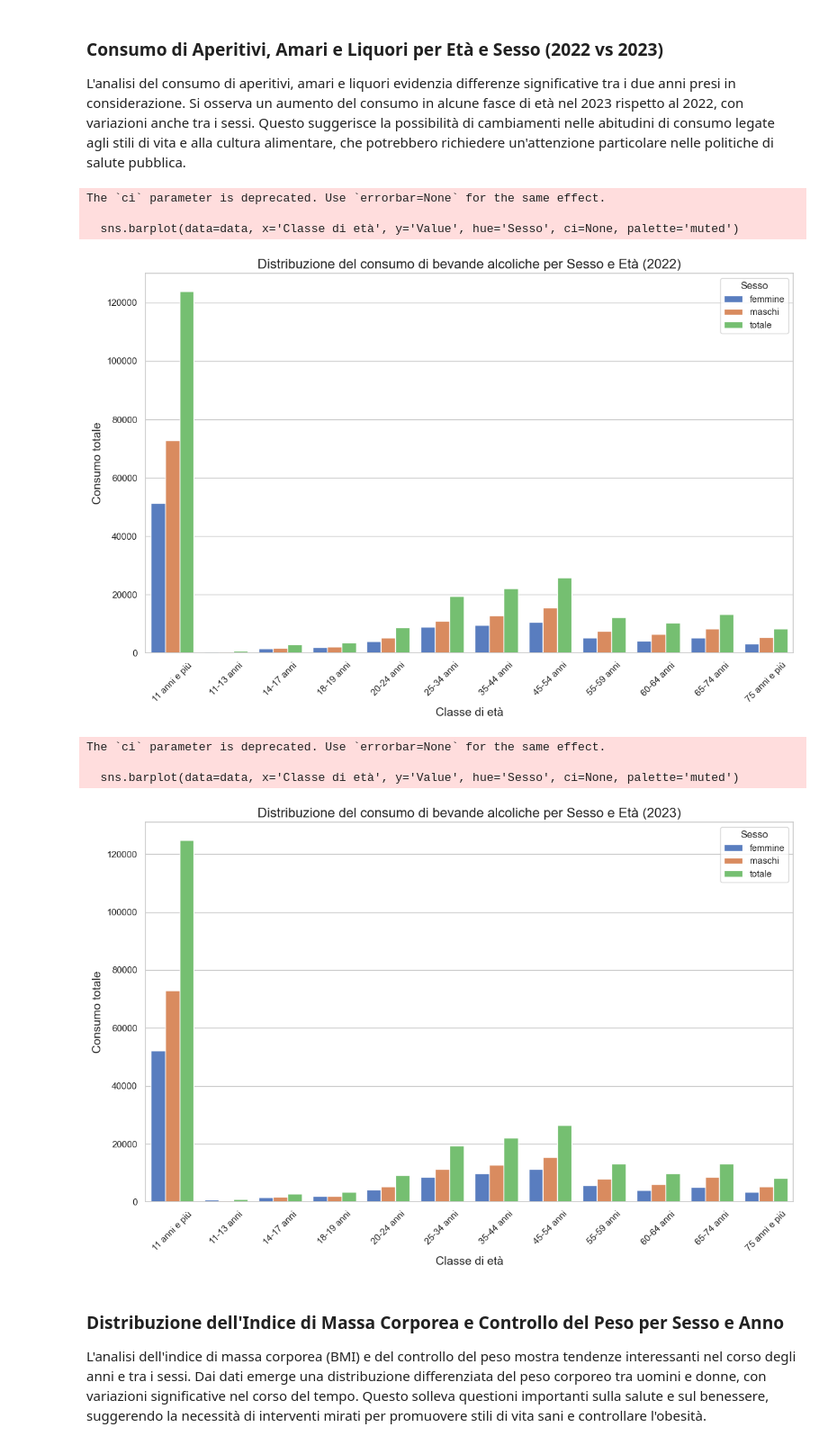
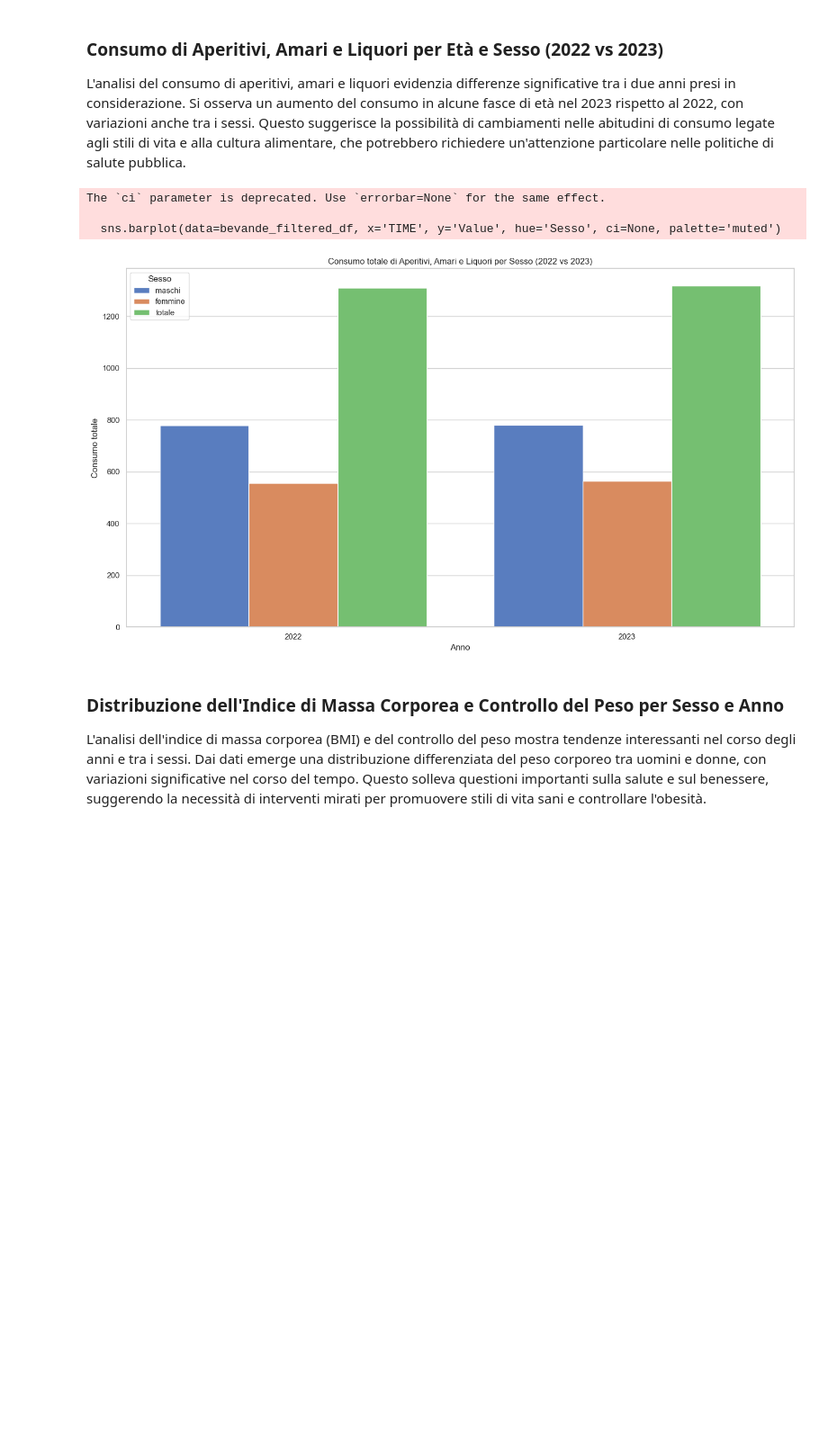
Before and after one commit to Umberto194/analisi-salute-alimentazione-2024, a Jupyter notebook: analisys.ipynb, the cells around one changed output. Shown at 90% size. Cells and saved outputs as stored; diff of their text form; code cells hidden in the pictures; blank space fills up the shorter version.

Commit message:
add graphic and fix code

```diff
--- a/analisys.ipynb
+++ b/analisys.ipynb
@@ -56,38 +56,26 @@ L'analisi del consumo di aperitivi, amari e liquori evidenzia differenze signifi
 # %%
 # Display the first few rows of the dataframe to understand its structure
 bevande_df.head()
 
 # Filtrare i dati per gli anni 2022 e 2023
 bevande_filtered_df = bevande_df[bevande_df['TIME'].isin([2022, 2023])]
 
-# Calcolare la somma del consumo per sesso e classe di età per ogni anno
-df_bar_2022 = bevande_filtered_df[bevande_filtered_df['TIME'] == 2022].groupby(['Sesso', 'Classe di età'])['Value'].sum().reset_index()
-df_bar_2023 = bevande_filtered_df[bevande_filtered_df['TIME'] == 2023].groupby(['Sesso', 'Classe di età'])['Value'].sum().reset_index()
+# Creare un grafico a linea
+plt.figure(figsize=(14, 8))
+sns.barplot(data=bevande_filtered_df, x='TIME', y='Value', hue='Sesso', ci=None, palette='muted')
 
-# Funzione per creare il grafico a barre
-def create_bar_chart(data, year):
-    plt.figure(figsize=(12, 8))
-    sns.barplot(data=data, x='Classe di età', y='Value', hue='Sesso', ci=None, palette='muted')
-    plt.title(f'Distribuzione del consumo di bevande alcoliche per Sesso e Età ({year})', fontsize=16)
-    plt.xlabel('Classe di età', fontsize=14)
-    plt.ylabel('Consumo totale', fontsize=14)
-    plt.legend(title='Sesso')
-    plt.xticks(rotation=45)
-    plt.tight_layout()
-    plt.show()
+plt.xlabel('Anno')
+plt.ylabel('Consumo totale')
+plt.title('Consumo totale di Aperitivi, Amari e Liquori per Sesso (2022 vs 2023)')
+plt.legend(title='Sesso')
 
-# Creare i grafici a barre per entrambi gli anni
-create_bar_chart(df_bar_2022, 2022)
-create_bar_chart(df_bar_2023, 2023)
+plt.tight_layout()
+plt.show()
 # %% [output]
 The `ci` parameter is deprecated. Use `errorbar=None` for the same effect.
 
-  sns.barplot(data=data, x='Classe di età', y='Value', hue='Sesso', ci=None, palette='muted')
+  sns.barplot(data=bevande_filtered_df, x='TIME', y='Value', hue='Sesso', ci=None, palette='muted')
-[figure, old version]
+[figure, new version]
-The `ci` parameter is deprecated. Use `errorbar=None` for the same effect.
-
-  sns.barplot(data=data, x='Classe di età', y='Value', hue='Sesso', ci=None, palette='muted')
-[figure, removed]
 # %% [markdown]
 ### Distribuzione dell'Indice di Massa Corporea e Controllo del Peso per Sesso e Anno
 L'analisi dell'indice di massa corporea (BMI) e del controllo del peso mostra tendenze interessanti nel corso degli anni e tra i sessi. Dai dati emerge una distribuzione differenziata del peso corporeo tra uomini e donne, con variazioni significative nel corso del tempo. Questo solleva questioni importanti sulla salute e sul benessere, suggerendo la necessità di interventi mirati per promuovere stili di vita sani e controllare l'obesità.
```
Also changed, not shown: parts of 2 cells of this notebook.
